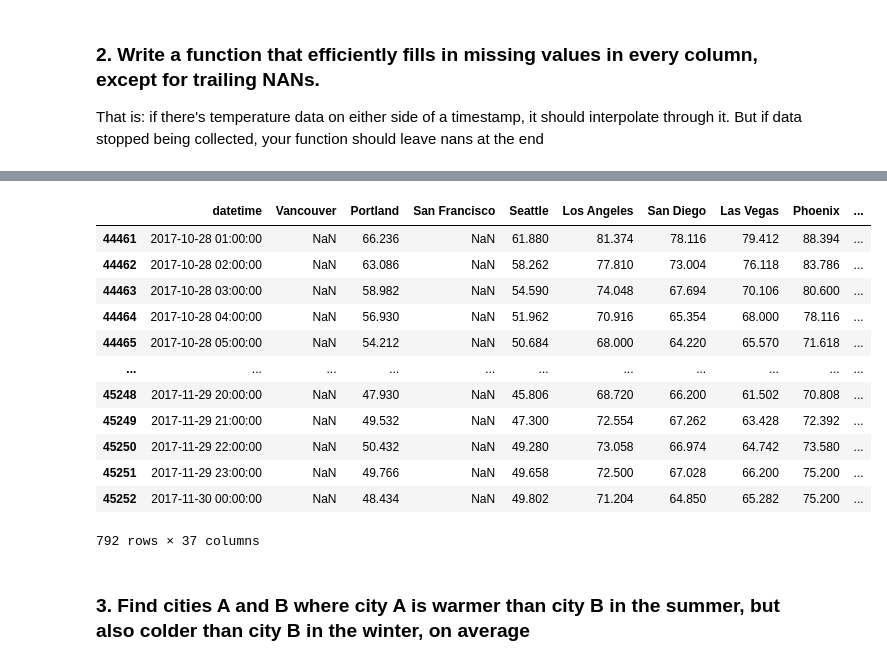
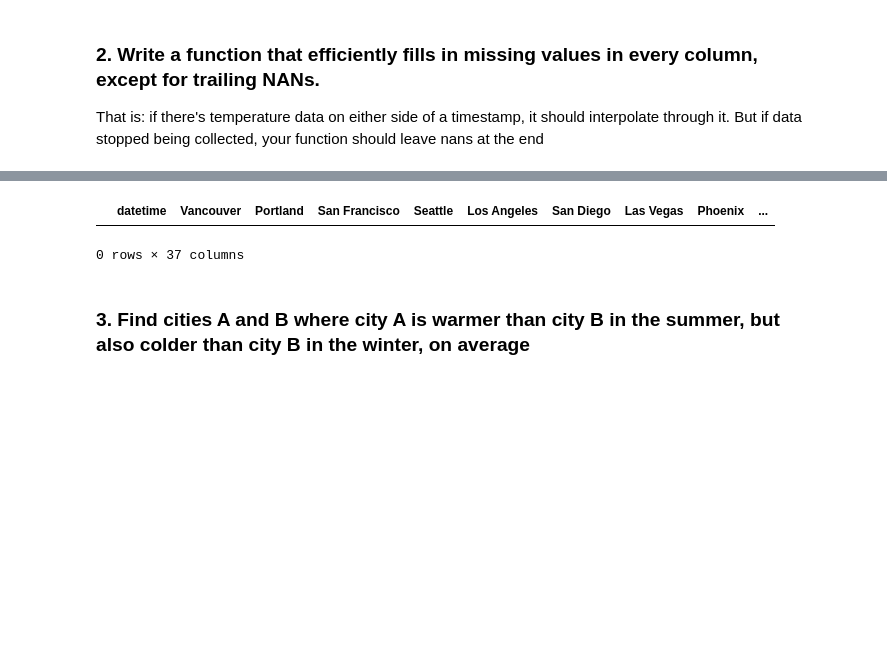
Before and after one commit to britt-emm/Homework, a Jupyter notebook: week_11/Week11_HW.ipynb, the cells around one changed output, grey strips where cells are left out. Drawn from its saved outputs; the diff is of its cells as text; code cells hidden in the pictures; blank space fills up the shorter version.

```diff
--- a/week_11/Week11_HW.ipynb
+++ b/week_11/Week11_HW.ipynb
@@ -108,20 +120,9 @@ Ran no_nan in 0.0373 seconds
 # %%
 # verify only trailing NaNs are left by looking at all the spots where NaN is still there
-filled_df.loc[filled_df['Vancouver'].isnull()]
+filled_df.loc[filled_df['Montreal'].isnull()]
 # %% [output]
 |  | datetime | Vancouver | Portland | San Francisco | Seattle | Los Angeles | San Diego | Las Vegas | Phoenix | ... |
-| 44461 | 2017-10-28 01:00:00 | NaN | 66.236 | NaN | 61.880 | 81.374 | 78.116 | 79.412 | 88.394 | ... |
-| 44462 | 2017-10-28 02:00:00 | NaN | 63.086 | NaN | 58.262 | 77.810 | 73.004 | 76.118 | 83.786 | ... |
-| 44463 | 2017-10-28 03:00:00 | NaN | 58.982 | NaN | 54.590 | 74.048 | 67.694 | 70.106 | 80.600 | ... |
-| 44464 | 2017-10-28 04:00:00 | NaN | 56.930 | NaN | 51.962 | 70.916 | 65.354 | 68.000 | 78.116 | ... |
-| 44465 | 2017-10-28 05:00:00 | NaN | 54.212 | NaN | 50.684 | 68.000 | 64.220 | 65.570 | 71.618 | ... |
-| ... | ... | ... | ... | ... | ... | ... | ... | ... | ... | ... |
-| 45248 | 2017-11-29 20:00:00 | NaN | 47.930 | NaN | 45.806 | 68.720 | 66.200 | 61.502 | 70.808 | ... |
-| 45249 | 2017-11-29 21:00:00 | NaN | 49.532 | NaN | 47.300 | 72.554 | 67.262 | 63.428 | 72.392 | ... |
-| 45250 | 2017-11-29 22:00:00 | NaN | 50.432 | NaN | 49.280 | 73.058 | 66.974 | 64.742 | 73.580 | ... |
-| 45251 | 2017-11-29 23:00:00 | NaN | 49.766 | NaN | 49.658 | 72.500 | 67.028 | 66.200 | 75.200 | ... |
-| 45252 | 2017-11-30 00:00:00 | NaN | 48.434 | NaN | 49.802 | 71.204 | 64.850 | 65.282 | 75.200 | ... |
-792 rows × 37 columns
+0 rows × 37 columns
 # %% [markdown]
 ### 3. Find cities A and B where city A is warmer than city B in the summer, but also colder than city B in the winter, on average
 # %%
```
Also changed, not shown: parts of 10 cells of this notebook.
